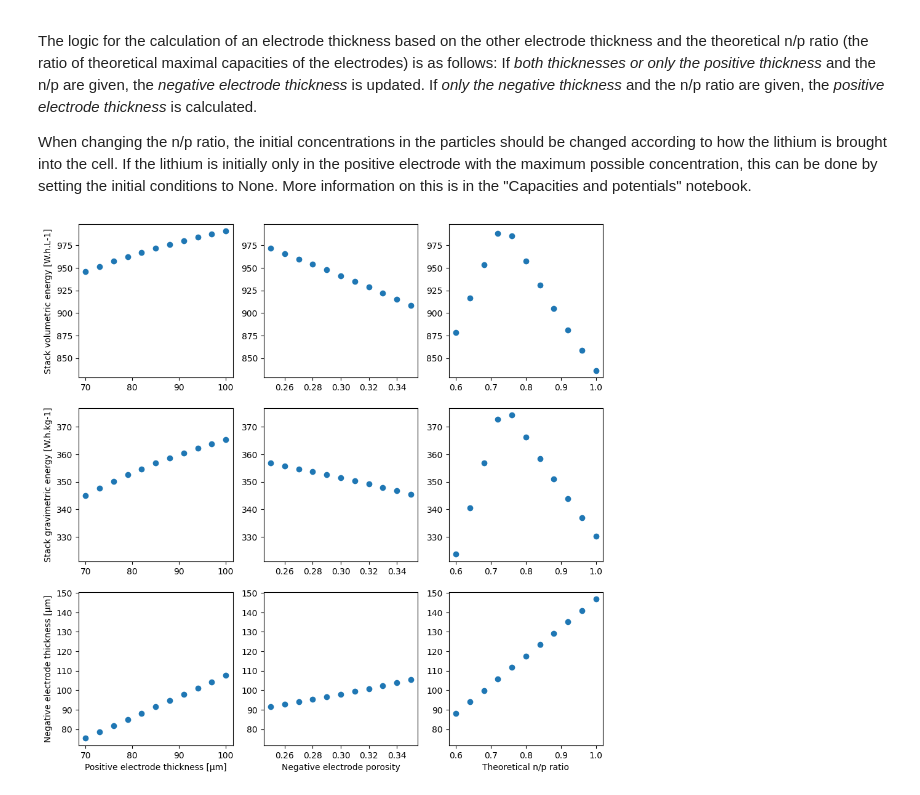
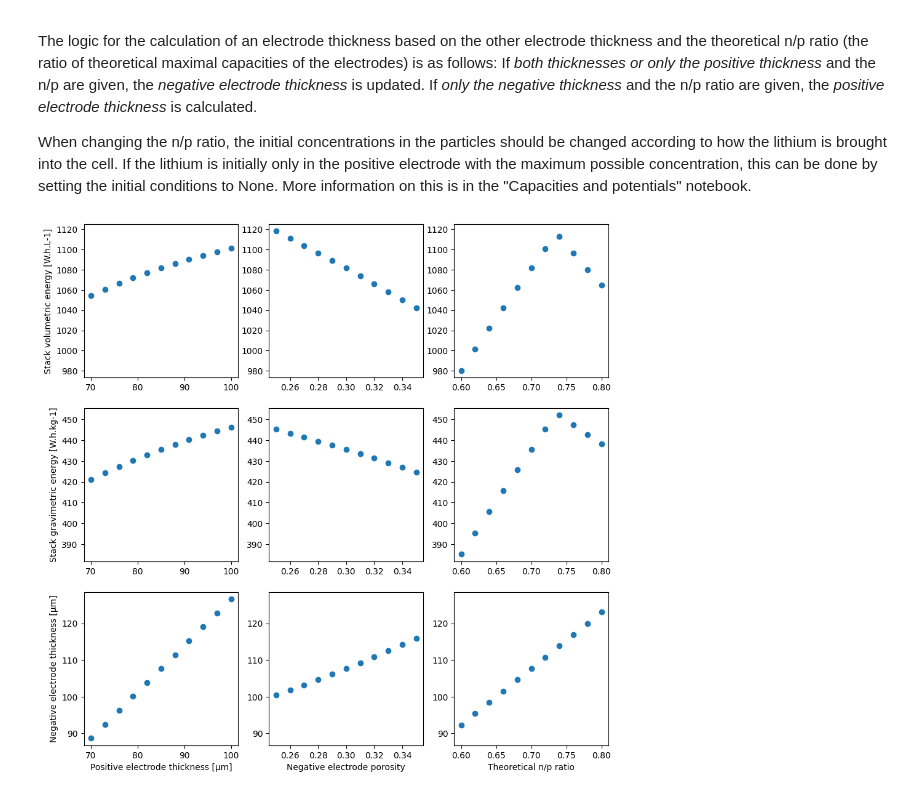
Before and after one commit to pybamm-team/pybamm-tea, a Jupyter notebook: examples/masses_and_volumes.ipynb, the cells around one changed output. Saved outputs shown, nothing was run; the diff lists cells and outputs as text; code cells hidden in the pictures.

```diff
--- a/examples/masses_and_volumes.ipynb
+++ b/examples/masses_and_volumes.ipynb
@@ -69,7 +71,7 @@ To be implemented:
 If both dry separator density and separator material density are given, the porosity is updated (see Warning's).
 # %%
 input["Separator dry density [kg.m-3]"] = 397
-tea_class = tea.TEA(base, input)
+tea_class = pybamm_tea.TEA(base, input)
 tea_class.plot_masses_and_volumes()
 tea_class.masses_and_volumes_dataframe
 # %% [output]
@@ -148,9 +150,9 @@ A short summary:
 # %%
 # create four electrode input parameter-sets with different input parameters
 positive_electrode_1 = {
-    "Positive electrode inactive material density [kg.m-3]": 1800, # PVDF and CB (swells with electrolyte)
+    "Positive electrode inactive material density [kg.m-3]": 1800, # PVDF and CB
     "Positive electrode active material dry mass fraction": 0.95,
-    "Positive electrode active material density [kg.m-3]": 4750, # NMC (swells with lithiation)
+    "Positive electrode active material density [kg.m-3]": 4750, # NMC
 }
 
 negative_electrode_2 = {
@@ -176,13 +178,14 @@ negative_electrode_4 = {
 }
 
 # copy input and update with new parameters
-input.update(positive_electrode_1)
-input.update(negative_electrode_2)
+inputs_1_2 = input.copy()
+inputs_1_2.update(positive_electrode_1)
+inputs_1_2.update(negative_electrode_2)
 
 # create a TEA class
-# tea_class = tea.TEA(base, input)
-# tea_class.plot_masses_and_volumes()
-# display(tea_class.masses_and_volumes_dataframe)
+tea_class_1_2 = pybamm_tea.TEA(base, inputs_1_2)
+tea_class_1_2.plot_masses_and_volumes()
+display(tea_class_1_2.masses_and_volumes_dataframe)
 
 # copy input and update with new parameters
 # inputs_3_4 = input.copy()
@@ -190,6 +193,6 @@ input.update(negative_electrode_2)
 # inputs_3_4.update(negative_electrode_4)
 
 # create a TEA class
-# tea_class_3_4 = tea.TEA(base, input)
+# tea_class_3_4 = pybamm_tea.TEA(base, input)
 # tea_class_3_4.plot_masses_and_volumes()
 # tea_class_3_4.masses_and_volumes_dataframe
@@ -230,7 +268,10 @@ The logic for the calculation of an electrode thickness based on the other elect
 When changing the n/p ratio, the initial concentrations in the particles should be changed according to how the lithium is brought into the cell. If the lithium is initially only in the positive electrode with the maximum possible concentration, this can be done by setting the initial conditions to None. More information on this is in the "Capacities and potentials" notebook.
 # %%
 # initialize the fix theoretical n/p ratio for the thickness calculation
-input["Theoretical n/p ratio"] = 2/3
+input["Theoretical n/p ratio"] = 0.7
+input["Positive electrode thickness [m]"] = 85e-6
+input["Negative electrode porosity"] = 0.3
+input["Negative electrode active material volume fraction"] = 1 - input["Negative electrode porosity"] # special case, not necassary if inactive materials are included
 
 # initialize the active material concentrations to the zero in the negative electrode and to the maximum in the positive electrode
 input["Initial concentration in negative electrode [mol.m-3]"] = None
@@ -239,7 +280,7 @@ input["Initial concentration in positive electrode [mol.m-3]"] = None
 # generate an array's of thicknesses and n/p ratios to loop over
 pe_thicknesses = np.linspace(70e-6, 100e-6, 11)
 ne_porosities = np.linspace(0.25, 0.35, 11)
-th_n_p_ratios = np.linspace(0.6, 1, 11)
+th_n_p_ratios = np.linspace(0.6, 0.8, 11)
 
 # initialize lists for the stack energy densities
 stack_volumetric_energy_thickness = []
@@ -259,7 +300,7 @@ for thickness in pe_thicknesses:
     input.update({"Positive electrode thickness [m]": thickness})
 
     # create a TEA class with the updated input
-    tea_class = tea.TEA(base, input)
+    tea_class = pybamm_tea.TEA(base, input)
 
     # save the calculated stack energy densities in the lists
     stack_volumetric_energy_thickness.append(tea_class.stack_energy.get("Volumetric stack energy [W.h.L-1]"))
@@ -272,9 +313,10 @@ input["Positive electrode thickness [m]"] = 85e-6
 for porosity in ne_porosities:
     # update the negative electrode porosity in the input
     input.update({"Negative electrode porosity": porosity})
+    input.update({"Negative electrode active material volume fraction": 1 - porosity}) # special case, not necassary if inactive materials are included
 
     # create a TEA class with the updated input
-    tea_class = tea.TEA(base, input)
+    tea_class = pybamm_tea.TEA(base, input)
 
     # save the calculated stack energy densities in the lists
     stack_volumetric_energy_porosity.append(tea_class.stack_energy.get("Volumetric stack energy [W.h.L-1]"))
@@ -283,13 +325,14 @@ for porosity in ne_porosities:
 
 # initialize the porosity
 input["Negative electrode porosity"] = 0.3
+input["Negative electrode active material volume fraction"] = 1 - input["Negative electrode porosity"] # special case, not necassary if inactive materials are included
 # loop over the theoretical n/p ratios and calculate the stack energy densities
 for th_n_p_ratio in th_n_p_ratios:
     # update the positive electrode thickness in the input
     input.update({"Theoretical n/p ratio": th_n_p_ratio})
 
     # create a TEA class with the updated input
-    tea_class = tea.TEA(base, input)
+    tea_class = pybamm_tea.TEA(base, input)
 
     # save the calculated stack energy densities in the lists
     stack_volumetric_energy_n_p.append(tea_class.stack_energy.get("Volumetric stack energy [W.h.L-1]"))
@@ -317,31 +360,31 @@ ax8.set_xlabel("Negative electrode porosity")
 ax3.scatter(th_n_p_ratios, stack_volumetric_energy_n_p)
 ax6.scatter(th_n_p_ratios, stack_gravimetric_energy_n_p)
 ax9.scatter(th_n_p_ratios, [x * 1e6 for x in ne_thickness_n_p], label="ne thickness")
 ax9.set_xlabel("Theoretical n/p ratio")
 
 # set the y-axis limits for ax1, ax2, and ax3
 row1_y_min = min(min(stack_volumetric_energy_thickness), min(stack_volumetric_energy_porosity), min(stack_volumetric_energy_n_p))
 row1_y_max = max(max(stack_volumetric_energy_thickness), max(stack_volumetric_energy_porosity), max(stack_volumetric_energy_n_p))
 row1_range = row1_y_max - row1_y_min
 ax1.set_ylim(row1_y_min - 0.05 * row1_range, row1_y_max + 0.05 * row1_range)
 ax2.set_ylim(row1_y_min - 0.05 * row1_range, row1_y_max + 0.05 * row1_range)
 ax3.set_ylim(row1_y_min - 0.05 * row1_range, row1_y_max + 0.05 * row1_range)
 # set the y-axis limits for ax4, ax5, and ax6
 row2_y_min = min(min(stack_gravimetric_energy_thickness), min(stack_gravimetric_energy_porosity), min(stack_gravimetric_energy_n_p))
 row2_y_max = max(max(stack_gravimetric_energy_thickness), max(stack_gravimetric_energy_porosity), max(stack_gravimetric_energy_n_p))
 row2_range = row2_y_max - row2_y_min
 ax4.set_ylim(row2_y_min - 0.05 * row2_range, row2_y_max + 0.05 * row2_range)
 ax5.set_ylim(row2_y_min - 0.05 * row2_range, row2_y_max + 0.05 * row2_range)
 ax6.set_ylim(row2_y_min - 0.05 * row2_range, row2_y_max + 0.05 * row2_range)
 # set the y-axis limits for ax7, ax8, and ax9
 row3_y_min = min(min([x * 1e6 for x in ne_thickness_thickness]), min([x * 1e6 for x in ne_thickness_porosity]), min([x * 1e6 for x in ne_thickness_n_p]))
 row3_y_max = max(max([x * 1e6 for x in ne_thickness_thickness]), max([x * 1e6 for x in ne_thickness_porosity]), max([x * 1e6 for x in ne_thickness_n_p]))
 row3_range = row3_y_max - row3_y_min
 ax7.set_ylim(row3_y_min - 0.05 * row3_range, row3_y_max + 0.05 * row3_range)
 ax8.set_ylim(row3_y_min - 0.05 * row3_range, row3_y_max + 0.05 * row3_range)
 ax9.set_ylim(row3_y_min - 0.05 * row3_range, row3_y_max + 0.05 * row3_range)
 
 # show the plot
 plt.show()
 # %% [output]
-[figure, old version]
+[figure, new version]
```
Also changed, not shown: parts of 8 cells of this notebook, 3 other files.
